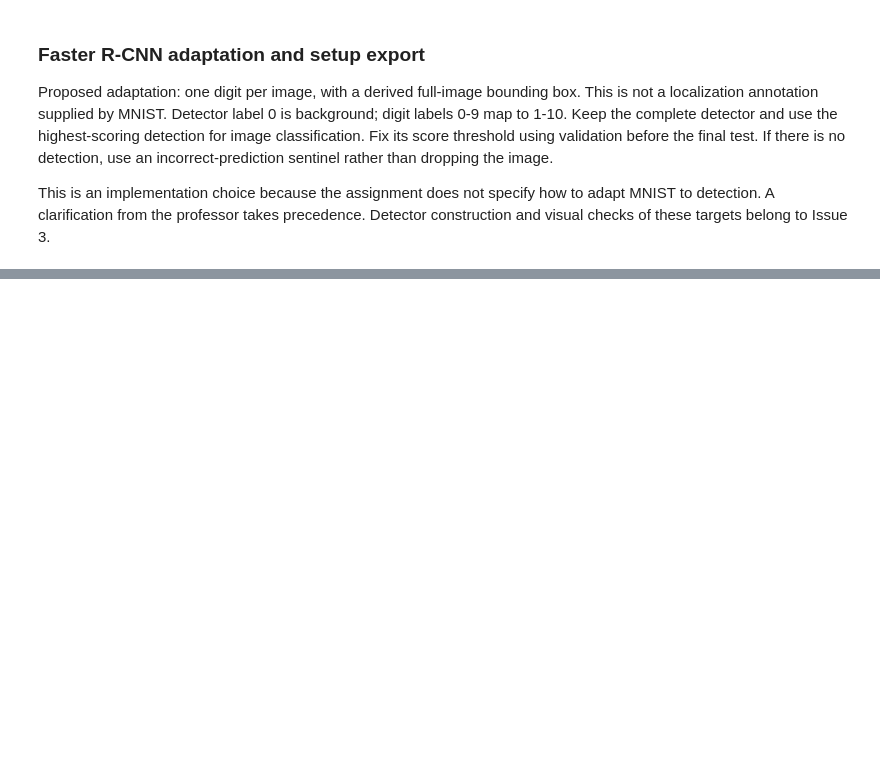
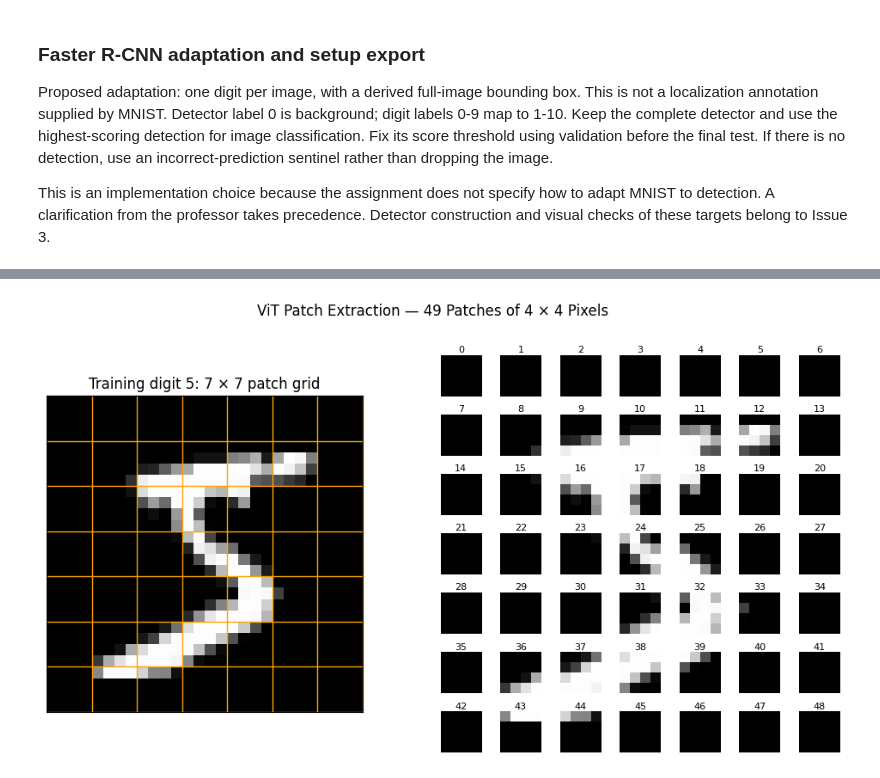
Before and after one commit to soulaimane-22/Deep-Learning-Lab2, a Jupyter notebook: notebooks/05_vit_mnist.ipynb, the cells around one changed output, grey strips where cells are left out. Cells and saved outputs as stored; diff of their text form; code cells hidden in the pictures; blank space fills up the shorter version.

Commit message:
Complete scratch ViT and final five-model evaluation

```diff
--- a/notebooks/05_vit_mnist.ipynb
+++ b/notebooks/05_vit_mnist.ipynb
@@ -279,0 +400,97 @@ Build the ViT following the assigned tutorial and train without pretrained ViT w
+# %%
+def patchify(images, n_patches):
+    assert images.ndim == 4
+    batch_size, channels, height, width = images.shape
+    assert height == width
+    assert n_patches > 0
+    assert height % n_patches == 0
+    assert width % n_patches == 0
+
+    patch_height = height // n_patches
+    patch_width = width // n_patches
+
+    return (
+        images.reshape(
+            batch_size,
+            channels,
+            n_patches,
+            patch_height,
+            n_patches,
+            patch_width,
+        )
+        .permute(0, 2, 4, 1, 3, 5)
+        .reshape(
+            batch_size,
+            n_patches**2,
+            channels * patch_height * patch_width,
+        )
+    )
+
+
+vit_sample_images = X_train[:8].to(device)
+vit_sample_patches = patchify(
+    vit_sample_images,
+    vit_config["patches_per_side"],
+)
+
+reference_patches = torch.stack([
+    torch.stack([
+        image[:, row * 4:(row + 1) * 4, col * 4:(col + 1) * 4].flatten()
+        for row in range(7)
+        for col in range(7)
+    ])
+    for image in vit_sample_images
+])
+
+assert vit_sample_patches.shape == (8, 49, 16)
+assert vit_sample_patches.device == vit_sample_images.device
+assert vit_sample_patches.dtype == vit_sample_images.dtype
+assert torch.equal(vit_sample_patches, reference_patches)
+
+reconstructed_images = (
+    vit_sample_patches.reshape(8, 7, 7, 1, 4, 4)
+    .permute(0, 3, 1, 4, 2, 5)
+    .reshape(8, 1, 28, 28)
+)
+assert torch.equal(reconstructed_images, vit_sample_images)
+
+fig = plt.figure(figsize=(12, 6))
+layout = fig.add_gridspec(1, 2, width_ratios=[1, 1.3])
+
+image_ax = fig.add_subplot(layout[0, 0])
+image_ax.imshow(vit_sample_images[0, 0].cpu(), cmap="gray", vmin=0, vmax=1)
+image_ax.set_title(f"Training digit {int(y_train[0])}: 7 × 7 patch grid")
+image_ax.set_xticks(np.arange(3.5, 28, 4), minor=True)
+image_ax.set_yticks(np.arange(3.5, 28, 4), minor=True)
+image_ax.grid(which="minor", color="orange", linewidth=1)
+image_ax.tick_params(which="both", bottom=False, left=False)
+image_ax.set_xticks([])
+image_ax.set_yticks([])
+
+patch_layout = layout[0, 1].subgridspec(7, 7, wspace=0.15, hspace=0.45)
+for index in range(49):
+    ax = fig.add_subplot(patch_layout[index // 7, index % 7])
+    ax.imshow(
+        vit_sample_patches[0, index].reshape(4, 4).cpu(),
+        cmap="gray",
+        vmin=0,
+        vmax=1,
+    )
+    ax.set_title(str(index), fontsize=8, pad=2)
+    ax.axis("off")
+
+fig.suptitle("ViT Patch Extraction — 49 Patches of 4 × 4 Pixels")
+fig.savefig(
+    PLOTS_DIR / "vit_patch_extraction.png",
+    dpi=160,
+    bbox_inches="tight",
+)
+plt.show()
+
+print("Patch tensor shape:", tuple(vit_sample_patches.shape))
+print("Device:", vit_sample_patches.device)
+print("PASS: vectorized patches exactly match the tutorial's loop order.")
+print("PASS: reconstructing the patches recovers the original images.")
+print("No training or test evaluation performed.")
+# %% [output]
+[figure, added]
```
Also changed, not shown: parts of 45 cells of this notebook, 8 other files.
